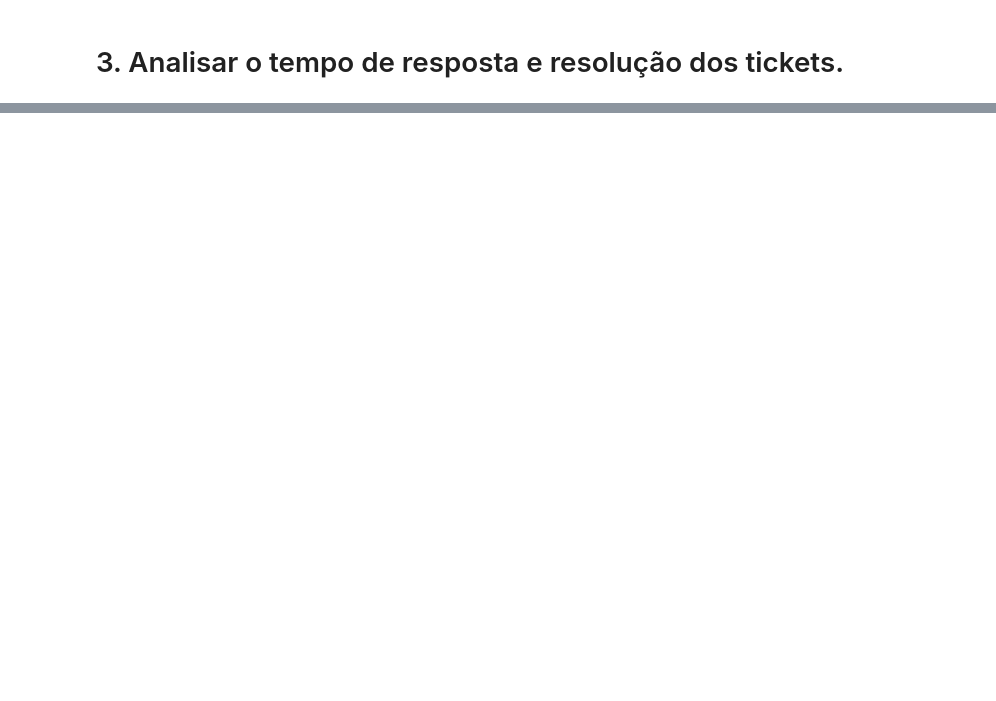
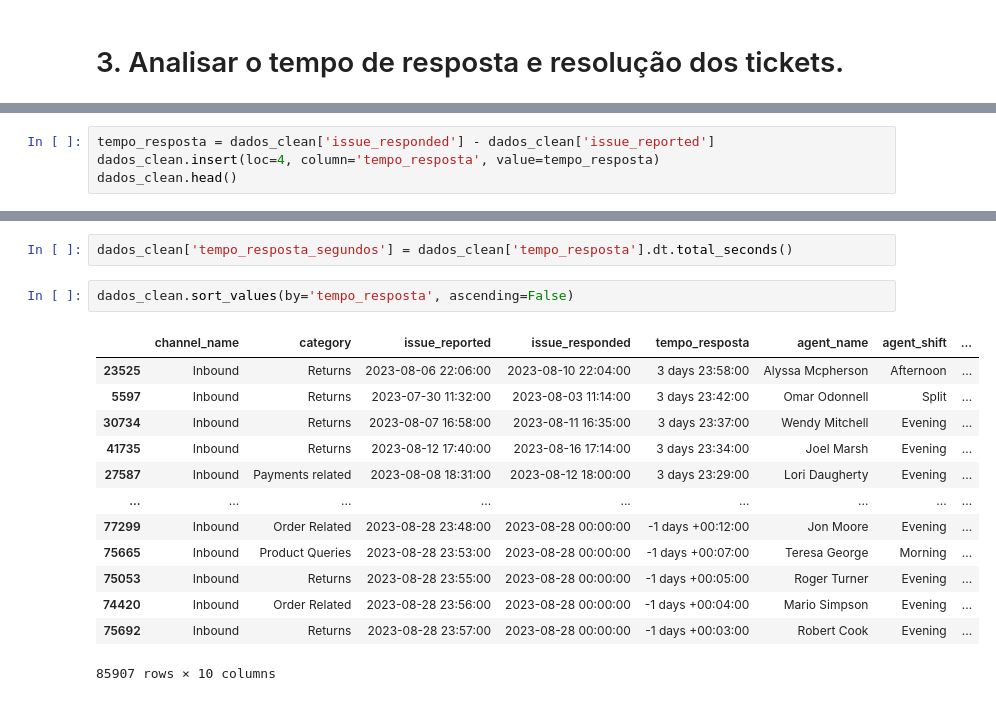
Before and after one commit to 94lucas/estudo-de-caso, a Jupyter notebook: analise.ipynb, the cells around one changed output, grey strips where cells are left out. Drawn from its saved outputs; the diff is of its cells as text; blank space fills up the shorter version.

```diff
--- a/analise.ipynb
+++ b/analise.ipynb
@@ -211,0 +221,4 @@ avaliacao_negativa.sort_values('avaliacao_numerica_relativa', ascending=False).r
+# %%
+tempo_resposta = dados_clean['issue_responded'] - dados_clean['issue_reported']
+dados_clean.insert(loc=4, column='tempo_resposta', value=tempo_resposta)
+dados_clean.head()
@@ -211,0 +232,18 @@ avaliacao_negativa.sort_values('avaliacao_numerica_relativa', ascending=False).r
+# %%
+dados_clean['tempo_resposta_segundos'] = dados_clean['tempo_resposta'].dt.total_seconds()
+# %%
+dados_clean.sort_values(by='tempo_resposta', ascending=False)
+# %% [output]
+|  | channel_name | category | issue_reported | issue_responded | tempo_resposta | agent_name | agent_shift | ... |
+| 23525 | Inbound | Returns | 2023-08-06 22:06:00 | 2023-08-10 22:04:00 | 3 days 23:58:00 | Alyssa Mcpherson | Afternoon | ... |
+| 5597 | Inbound | Returns | 2023-07-30 11:32:00 | 2023-08-03 11:14:00 | 3 days 23:42:00 | Omar Odonnell | Split | ... |
+| 30734 | Inbound | Returns | 2023-08-07 16:58:00 | 2023-08-11 16:35:00 | 3 days 23:37:00 | Wendy Mitchell | Evening | ... |
+| 41735 | Inbound | Returns | 2023-08-12 17:40:00 | 2023-08-16 17:14:00 | 3 days 23:34:00 | Joel Marsh | Evening | ... |
+| 27587 | Inbound | Payments related | 2023-08-08 18:31:00 | 2023-08-12 18:00:00 | 3 days 23:29:00 | Lori Daugherty | Evening | ... |
+| ... | ... | ... | ... | ... | ... | ... | ... | ... |
+| 77299 | Inbound | Order Related | 2023-08-28 23:48:00 | 2023-08-28 00:00:00 | -1 days +00:12:00 | Jon Moore | Evening | ... |
+| 75665 | Inbound | Product Queries | 2023-08-28 23:53:00 | 2023-08-28 00:00:00 | -1 days +00:07:00 | Teresa George | Morning | ... |
+| 75053 | Inbound | Returns | 2023-08-28 23:55:00 | 2023-08-28 00:00:00 | -1 days +00:05:00 | Roger Turner | Evening | ... |
+| 74420 | Inbound | Order Related | 2023-08-28 23:56:00 | 2023-08-28 00:00:00 | -1 days +00:04:00 | Mario Simpson | Evening | ... |
+| 75692 | Inbound | Returns | 2023-08-28 23:57:00 | 2023-08-28 00:00:00 | -1 days +00:03:00 | Robert Cook | Evening | ... |
+85907 rows × 10 columns
```
Also changed, not shown: parts of 6 cells of this notebook.
